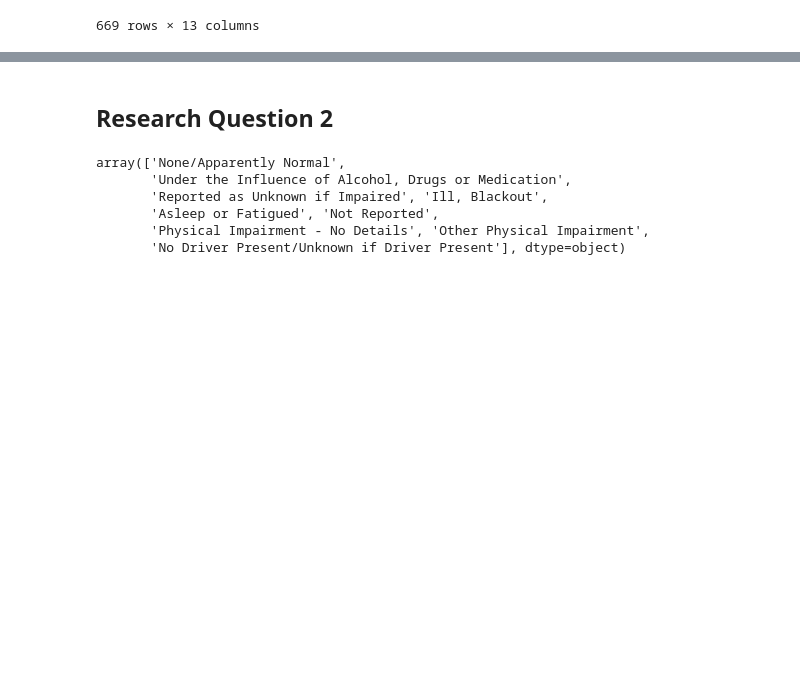
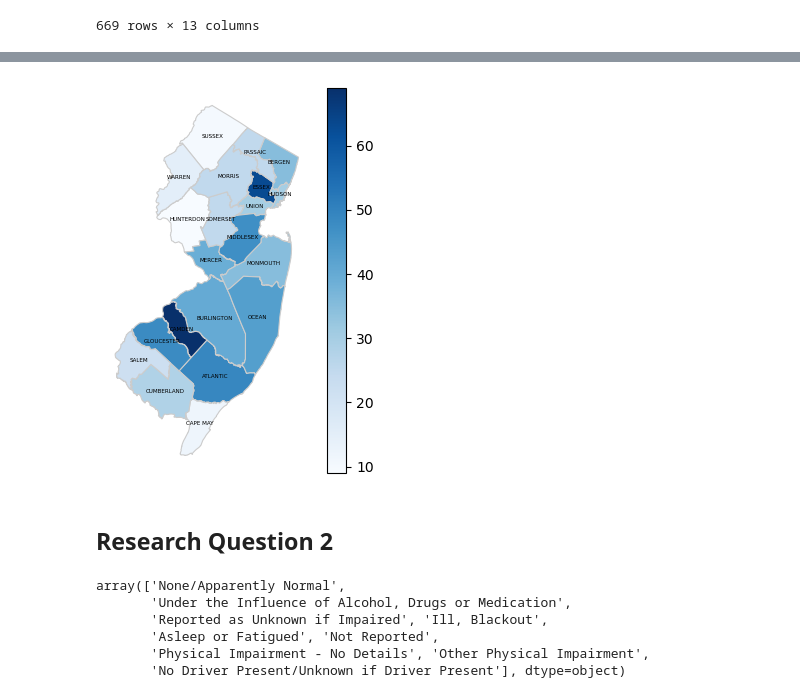
Before and after one commit to saidalli1/capstone, a Jupyter notebook: doc/fatality.ipynb, the cells around one changed output, grey strips where cells are left out. Cells and saved outputs as stored; diff of their text form; code cells hidden in the pictures; blank space fills up the shorter version.

```diff
--- a/doc/fatality.ipynb
+++ b/doc/fatality.ipynb
@@ -170,3 +170,20 @@ plt.show()
+# %%
+# Create choropleth map
+fig, ax = plt.subplots(1, 1, figsize=(5, 5))
+merged_data_total.plot(column='Total_Accidents', cmap='Blues', linewidth=0.8, ax=ax, edgecolor='0.8', legend=True)
+
+# Add county names as annotations
+for idx, row in merged_data.iterrows():
+    ax.text(row.geometry.centroid.x, row.geometry.centroid.y, row['COUNTY'], fontsize=4, ha='center', va='center', color='black')
+
+# Removes the axes
+ax.set_axis_off()
+
+plt.savefig('choropleth_map.png', dpi=800, bbox_inches='tight')
+
+plt.show()
+# %% [output]
+[figure, added]
 # %% [markdown]
 ## Research Question 2
 # %%
```
Also changed, not shown: parts of 8 cells of this notebook.
